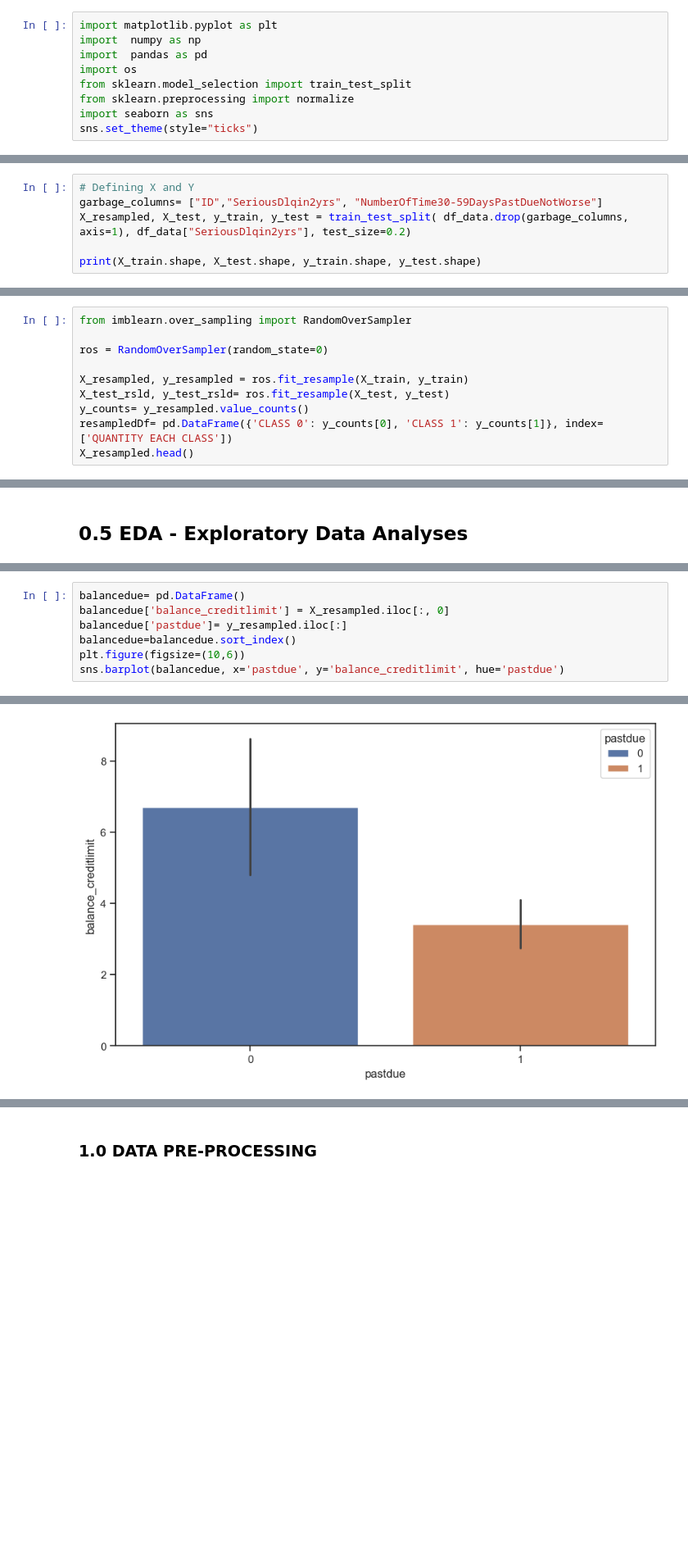
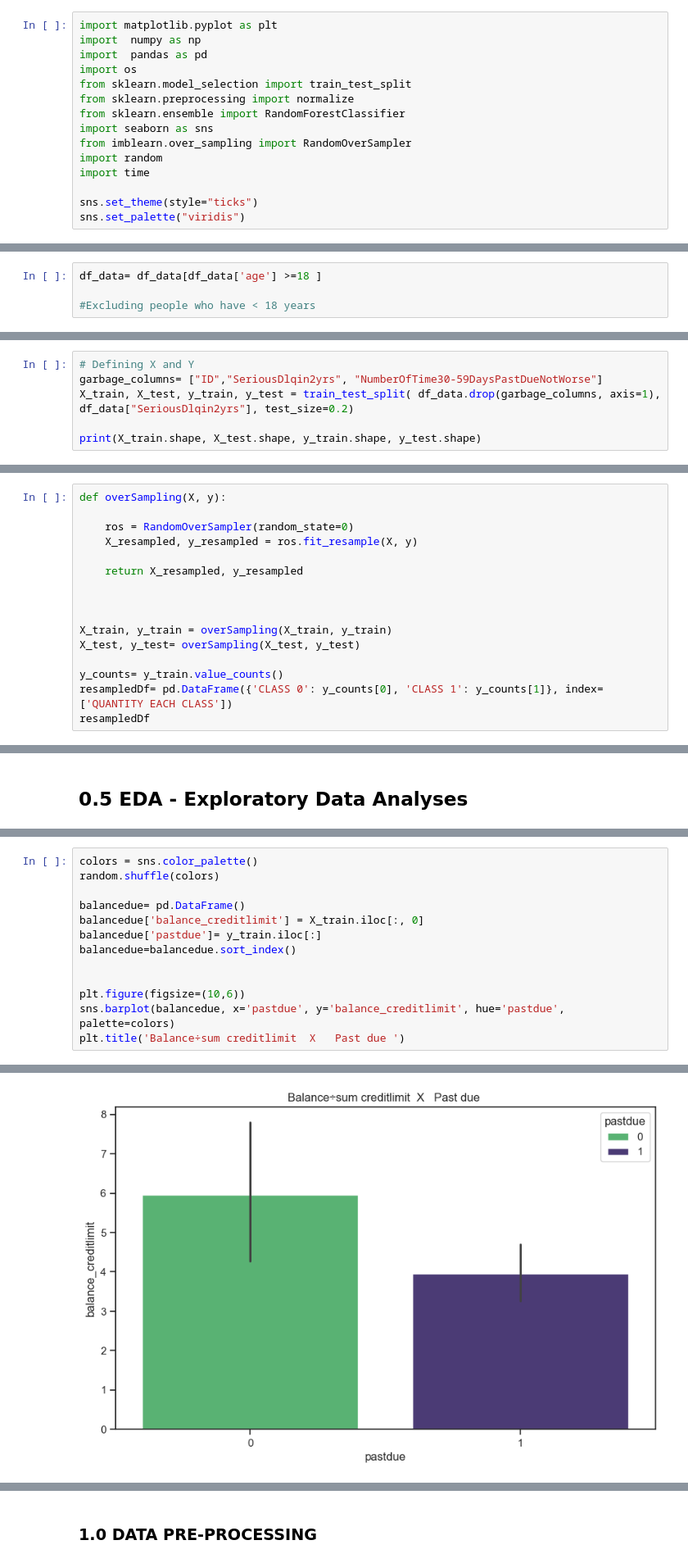
Before and after one commit to ectormgl/givemecredit, a Jupyter notebook: notebook/main.ipynb, the cells around one changed output, grey strips where cells are left out. Shown at 82% size. Cells and saved outputs as stored; diff of their text form; blank space fills up the shorter version.

```diff
--- a/notebook/main.ipynb
+++ b/notebook/main.ipynb
@@ -5,8 +5,14 @@ import  pandas as pd
 import os
 from sklearn.model_selection import train_test_split
 from sklearn.preprocessing import normalize
+from sklearn.ensemble import RandomForestClassifier
 import seaborn as sns
+from imblearn.over_sampling import RandomOverSampler
+import random
+import time
+
 sns.set_theme(style="ticks")
+sns.set_palette("viridis")
 # %% [markdown]
 ### *0.1* LOAD DATA
 # %%
@@ -70,4 +98,8 @@ df_data.rename(columns={"Unnamed: 0": "ID",
 # %%
 #dropping rows that contain NA values
 df_data.dropna(inplace=True)
+# %%
+df_data= df_data[df_data['age'] >=18 ]
+
+#Excluding people who have < 18 years
 # %% [markdown]
@@ -75,7 +107,7 @@ df_data.dropna(inplace=True)
 # %%
 # Defining X and Y
 garbage_columns= ["ID","SeriousDlqin2yrs", "NumberOfTime30-59DaysPastDueNotWorse"]
-X_resampled, X_test, y_train, y_test = train_test_split( df_data.drop(garbage_columns, axis=1), df_data["SeriousDlqin2yrs"], test_size=0.2)
+X_train, X_test, y_train, y_test = train_test_split( df_data.drop(garbage_columns, axis=1), df_data["SeriousDlqin2yrs"], test_size=0.2)
 
 print(X_train.shape, X_test.shape, y_train.shape, y_test.shape)
 # %% [output]
@@ -126,11 +140,17 @@ X_train.head()
 # %%
-from imblearn.over_sampling import RandomOverSampler
+def overSampling(X, y):
 
-ros = RandomOverSampler(random_state=0)
+    ros = RandomOverSampler(random_state=0)
+    X_resampled, y_resampled = ros.fit_resample(X, y)
 
-X_resampled, y_resampled = ros.fit_resample(X_train, y_train)
-X_test_rsld, y_test_rsld= ros.fit_resample(X_test, y_test)
-y_counts= y_resampled.value_counts()
+    return X_resampled, y_resampled
+
+
+
+X_train, y_train = overSampling(X_train, y_train)
+X_test, y_test= overSampling(X_test, y_test)
+
+y_counts= y_train.value_counts()
 resampledDf= pd.DataFrame({'CLASS 0': y_counts[0], 'CLASS 1': y_counts[1]}, index=['QUANTITY EACH CLASS'])
-X_resampled.head()
+resampledDf
 # %% [output]
@@ -218,8 +260,14 @@ sns.barplot(duedependents, x='number_dependents', y='Pastdue', color='red')
 # %%
+colors = sns.color_palette()
+random.shuffle(colors)
+
 balancedue= pd.DataFrame()
-balancedue['balance_creditlimit'] = X_resampled.iloc[:, 0]
-balancedue['pastdue']= y_resampled.iloc[:]
+balancedue['balance_creditlimit'] = X_train.iloc[:, 0]
+balancedue['pastdue']= y_train.iloc[:]
 balancedue=balancedue.sort_index()
+
+
 plt.figure(figsize=(10,6))
-sns.barplot(balancedue, x='pastdue', y='balance_creditlimit', hue='pastdue')
+sns.barplot(balancedue, x='pastdue', y='balance_creditlimit', hue='pastdue', palette=colors)
+plt.title('Balance÷sum creditlimit  X   Past due ')
 # %% [output]
@@ -227 +275 @@ sns.barplot(balancedue, x='pastdue', y='balance_creditlimit', hue='pastdue')
-[figure, old version]
+[figure, new version]
```
Also changed, not shown: parts of 50 cells of this notebook, 1 other file.
